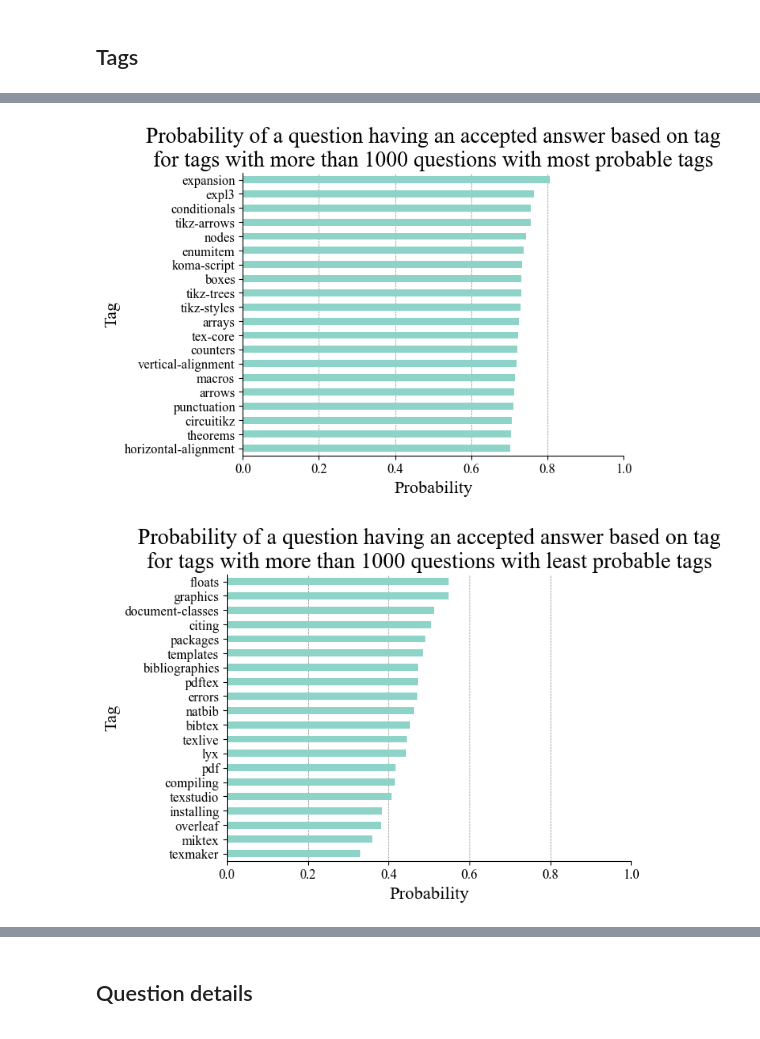
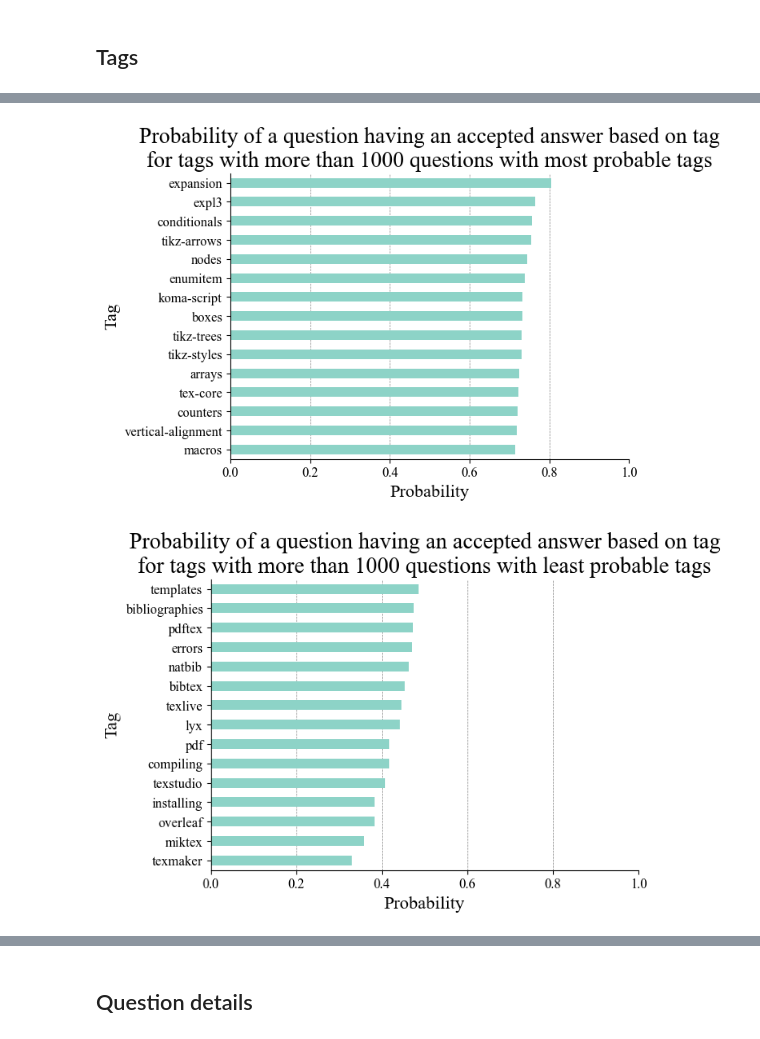
Before and after one commit to KMChris/bigdata, a Jupyter notebook: statistics.ipynb, the cells around one changed output, grey strips where cells are left out. Drawn from its saved outputs; the diff is of its cells as text; code cells hidden in the pictures.

```diff
--- a/statistics.ipynb
+++ b/statistics.ipynb
@@ -108,30 +108,30 @@ plt.show()
 # %%
 # Probability of a question having an accepted answer based on tag
 questions_exploded = questions.select("*", explode(questions.Tags).alias("tag"))
 prob = questions_exploded.groupBy("tag").agg({"Accepted": "avg"}).where("count(tag) > 1000")
-ax = prob.orderBy("avg(Accepted)", ascending=False).limit(20).toPandas()[::-1] \
+ax = prob.orderBy("avg(Accepted)", ascending=False).limit(15).toPandas()[::-1] \
     .plot.barh(x="tag", y="avg(Accepted)",
                title="Probability of a question having an accepted answer based on tag\n"
                      "for tags with more than 1000 questions with most probable tags",
                figsize=(8, 6), rot=0, legend=False, fontsize=12, colormap='Set3',
                xlabel="Probability", ylabel="Tag", xlim=(0, 1), zorder=2)
 ax.grid(which='major', linestyle='dashed', linewidth='0.5', color='gray', axis='x')
 plt.tight_layout(pad=3.0)
-plt.savefig('output/tags_top.eps', format='eps', bbox_inches='tight')
+plt.savefig('raport/tags_top.eps', format='eps', bbox_inches='tight')
 plt.show()
-ax = prob.orderBy("avg(Accepted)").limit(20).toPandas() \
+ax = prob.orderBy("avg(Accepted)").limit(15).toPandas() \
     .plot.barh(x="tag", y="avg(Accepted)",
                title="Probability of a question having an accepted answer based on tag\n"
                      "for tags with more than 1000 questions with least probable tags",
                figsize=(8, 6), rot=0, legend=False, fontsize=12, colormap='Set3',
                xlabel="Probability", ylabel="Tag", xlim=(0, 1), zorder=2)
 ax.grid(which='major', linestyle='dashed', linewidth='0.5', color='gray', axis='x')
 plt.tight_layout(pad=3.0)
 plt.savefig('raport/tags_bottom.eps', format='eps', bbox_inches='tight')
 plt.show()
 # %% [output]
-[figure, old version]
+[figure, new version]
-[figure, old version]
+[figure, new version]
 # %%
 # Probability of a question having an accepted answer based on the tag number
 ax = questions.groupBy("NumberOfTags").agg({"Accepted": "avg"}).orderBy("NumberOfTags").toPandas() \
```
Also changed, not shown: parts of 2 cells of this notebook.
